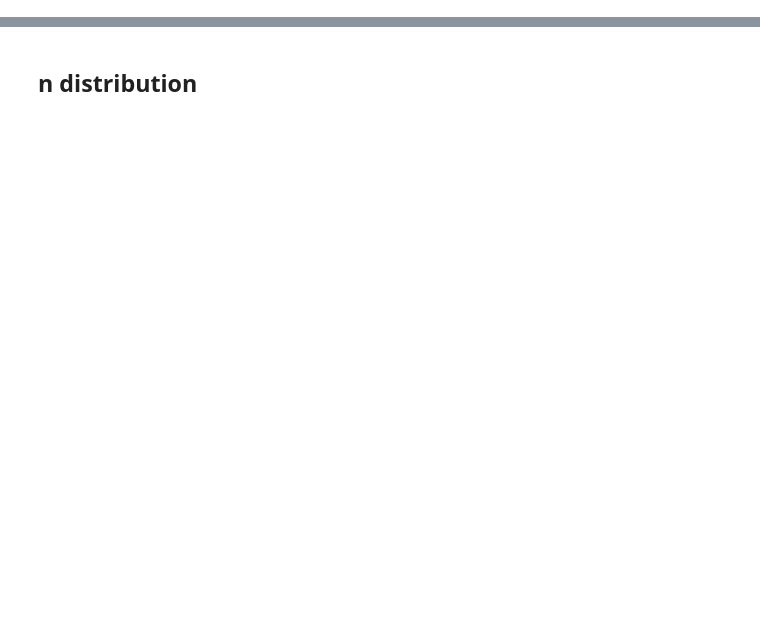
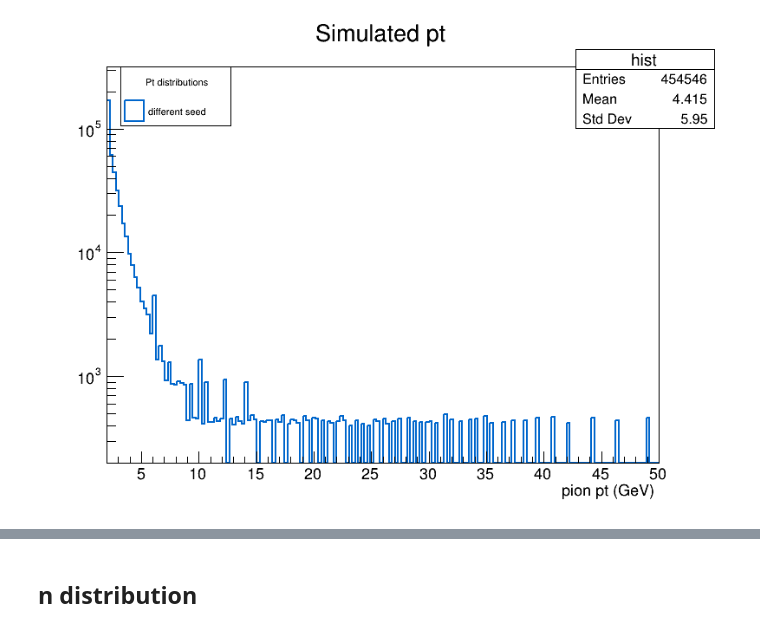
Before and after one commit to PietroCappelli/W3Pi_Analysis, a Jupyter notebook: read/plot_features.ipynb, the cells around one changed output, grey strips where cells are left out. Cells and saved outputs as stored; diff of their text form; code cells hidden in the pictures; blank space fills up the shorter version.

```diff
--- a/read/plot_features.ipynb
+++ b/read/plot_features.ipynb
@@ -62,3 +97,35 @@ while (pid_line >> value) {
+# %%
+auto c1 = new TCanvas("c1", "c1", 800,600);
+
+///////////// SIMULATED /////////////
+TH1F* hist_genpt = new TH1F("hist", "Simulated pt; pion pt (GeV)", 180, 2, 50); //GeV
+for (const auto &p : pt){
+    hist_genpt->Fill(p);
+}
+// TH1F* hist_genpt_2 = new TH1F("hist", "Simulated pt; pion pt (GeV)", 100, 2, 50); //GeV
+// for (const auto &p : pt_2){
+//     hist_genpt_2->Fill(p);
+// }
+
+hist_genpt -> SetLineColor(kAzure+2);
+hist_genpt -> SetLineWidth(2);
+// hist_genpt_2 -> SetLineColor(kOrange+2);
+// hist_genpt_2 -> SetLineWidth(2);
+
+
+/////// LEGEND ///////
+auto legend = new TLegend(0.12,0.78,0.28,0.9); // (x1, y1, x2, y2)
+legend->SetHeader("Pt distributions", "C"); // option "C" allows to center the header
+legend->AddEntry(hist_genpt, "different seed", "f");
+// legend->AddEntry(hist_genpt_2, "same seed", "f");
+
+hist_genpt->Draw();
+// hist_genpt_2->Draw("same");
+legend->Draw();
+c1->SetLogy();
+c1->Draw();
+# %% [output]
+[figure, added]
 # %%
 auto c1 = new TCanvas("c1", "c1", 800,600);
 
```
Also changed, not shown: parts of 10 cells of this notebook, 1 other file.
